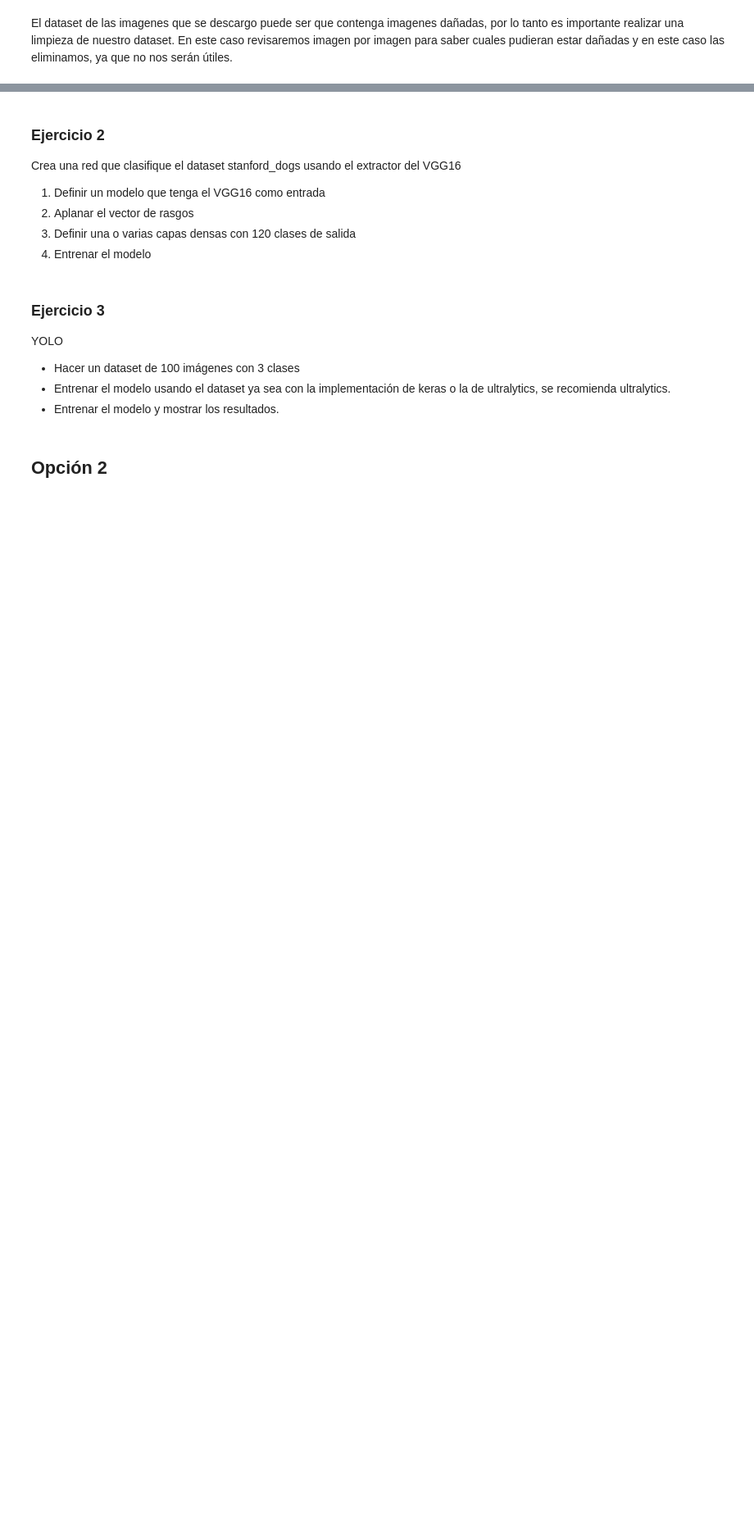
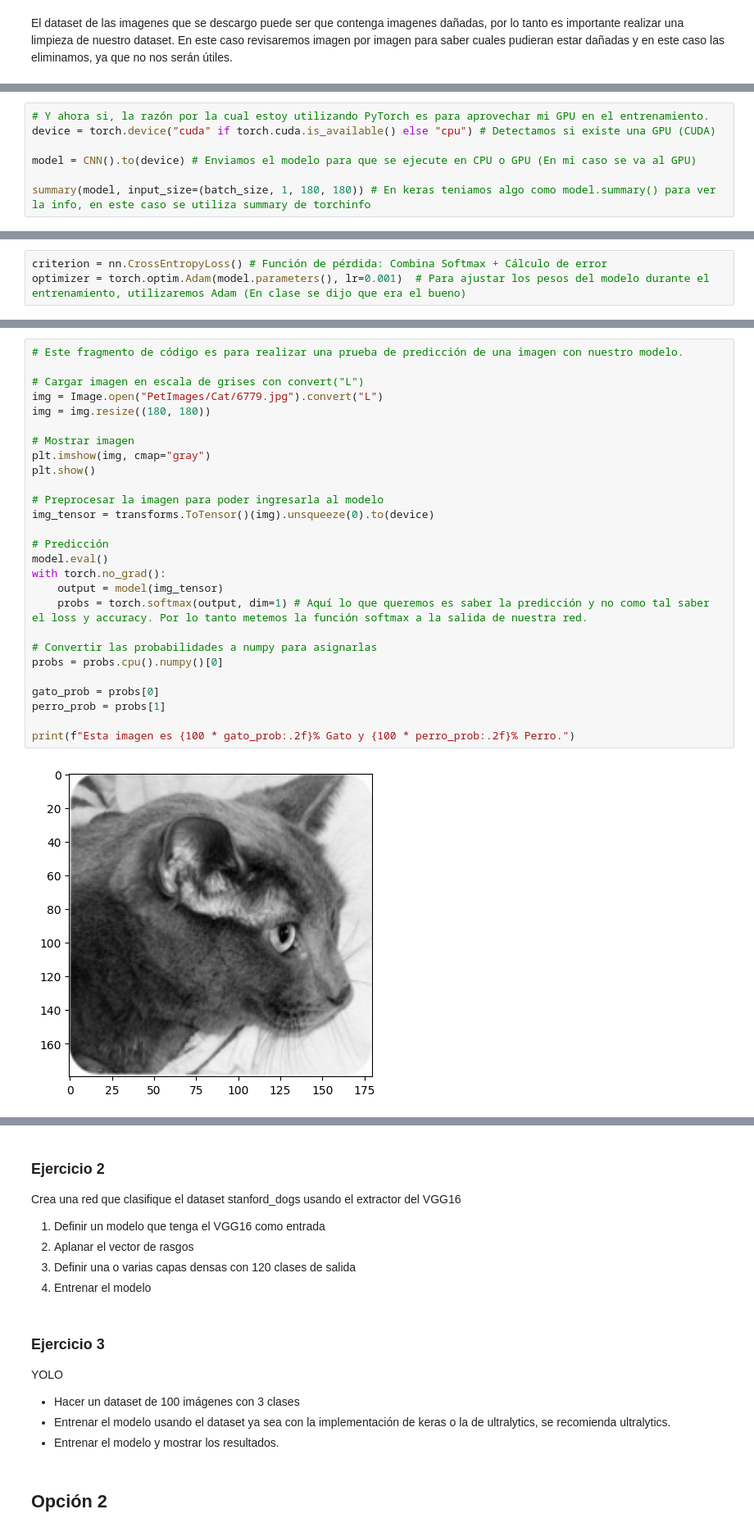
Before and after one commit to IsmaelOr/DiplomadoIA, a Jupyter notebook: ModuloVI/mainIsOrEs.ipynb, the cells around one changed output, grey strips where cells are left out. Shown at 82% size. Saved outputs shown, nothing was run; the diff lists cells and outputs as text; blank space fills up the shorter version.

```diff
--- a/ModuloVI/mainIsOrEs.ipynb
+++ b/ModuloVI/mainIsOrEs.ipynb
@@ -73,0 +153,7 @@ Using 4684 files for validation.
+# %%
+# Y ahora si, la razón por la cual estoy utilizando PyTorch es para aprovechar mi GPU en el entrenamiento.
+device = torch.device("cuda" if torch.cuda.is_available() else "cpu") # Detectamos si existe una GPU (CUDA)
+
+model = CNN().to(device) # Enviamos el modelo para que se ejecute en CPU o GPU (En mi caso se va al GPU)
+
+summary(model, input_size=(batch_size, 1, 180, 180)) # En keras teniamos algo como model.summary() para ver la info, en este caso se utiliza summary de torchinfo
@@ -73,0 +178,3 @@ Using 4684 files for validation.
+# %%
+criterion = nn.CrossEntropyLoss() # Función de pérdida: Combina Softmax + Cálculo de error
+optimizer = torch.optim.Adam(model.parameters(), lr=0.001)  # Para ajustar los pesos del modelo durante el entrenamiento, utilizaremos Adam (En clase se dijo que era el bueno)
@@ -73,0 +270,29 @@ Using 4684 files for validation.
+# %%
+# Este fragmento de código es para realizar una prueba de predicción de una imagen con nuestro modelo.
+
+# Cargar imagen en escala de grises con convert("L")
+img = Image.open("PetImages/Cat/6779.jpg").convert("L")
+img = img.resize((180, 180))
+
+# Mostrar imagen
+plt.imshow(img, cmap="gray")
+plt.show()
+
+# Preprocesar la imagen para poder ingresarla al modelo
+img_tensor = transforms.ToTensor()(img).unsqueeze(0).to(device)
+
+# Predicción
+model.eval()
+with torch.no_grad():
+    output = model(img_tensor)
+    probs = torch.softmax(output, dim=1) # Aquí lo que queremos es saber la predicción y no como tal saber el loss y accuracy. Por lo tanto metemos la función softmax a la salida de nuestra red.
+
+# Convertir las probabilidades a numpy para asignarlas
+probs = probs.cpu().numpy()[0]
+
+gato_prob = probs[0]
+perro_prob = probs[1]
+
+print(f"Esta imagen es {100 * gato_prob:.2f}% Gato y {100 * perro_prob:.2f}% Perro.")
+# %% [output]
+[figure, added]
```
Also changed, not shown: parts of 19 cells of this notebook, 42 other files.
